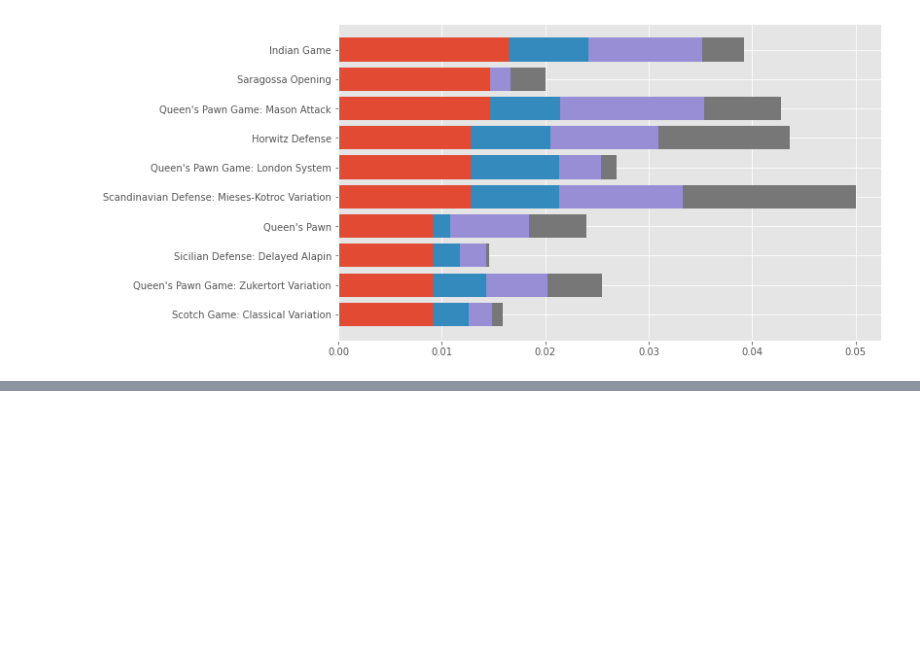
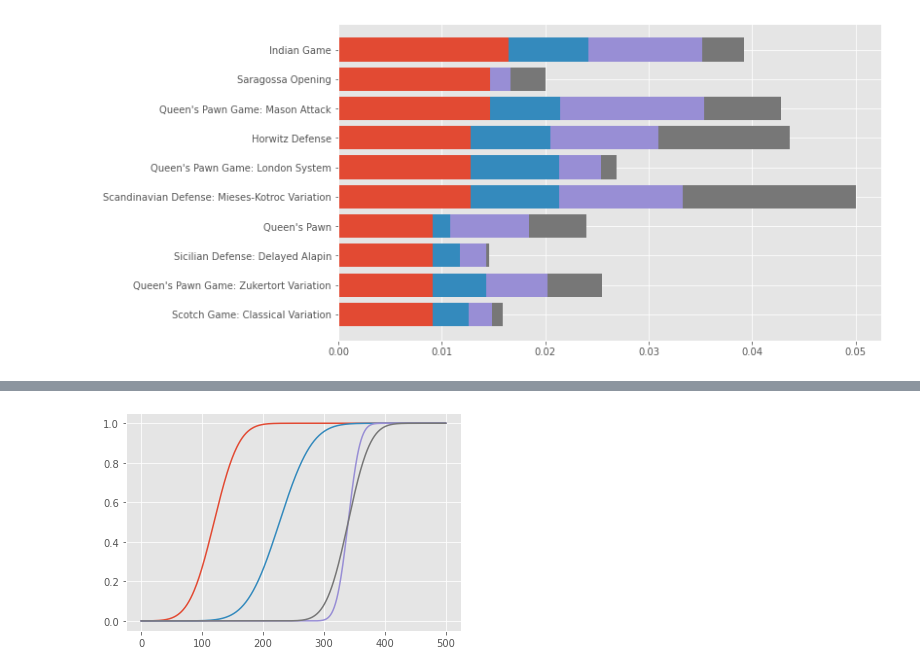
Before and after one commit to rmesrobi/Chess-Openings-EDA, a Jupyter notebook: chess_hypo_work.ipynb, the cells around one changed output, grey strips where cells are left out. Cells and saved outputs as stored; diff of their text form; code cells hidden in the pictures; blank space fills up the shorter version.

```diff
--- a/chess_hypo_work.ipynb
+++ b/chess_hypo_work.ipynb
@@ -249,0 +226,9 @@ AttributeError: 'DataFrame' object has no attribute 'pdf'
+# %%
+fig, ax = plt.subplots(1,1, figsize = (6,4))
+x = np.linspace(df['white_rating'].min(), df['white_rating'].max(), 501)
+plt.plot(wb_dist.cdf(x))
+plt.plot(wn_dist.cdf(x))
+plt.plot(we_dist.cdf(x))
+plt.plot(wm_dist.cdf(x));
+# %% [output]
+[figure, added]
```
Also changed, not shown: parts of 30 cells of this notebook, 1 other file.
